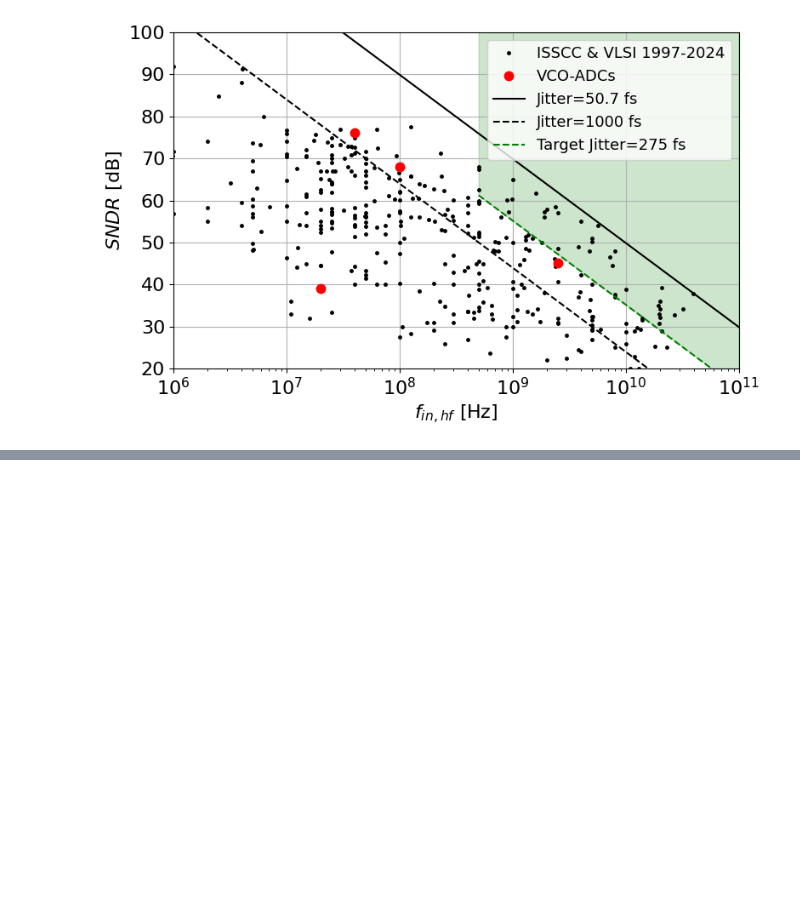
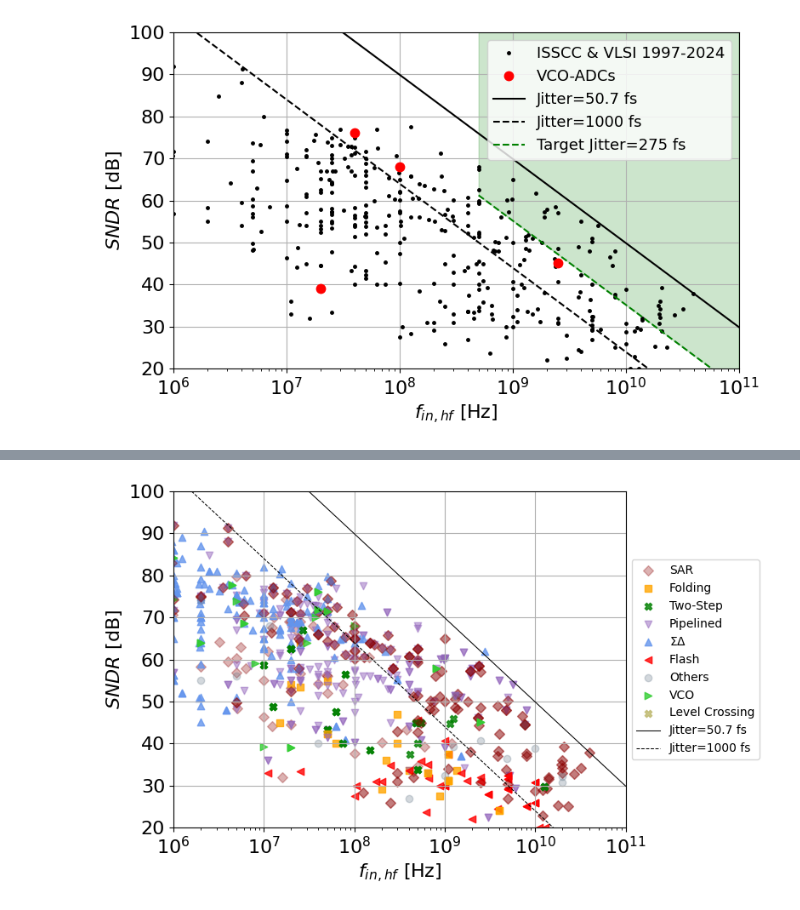
Before and after one commit to rodrigowue/VCOADC-survey, a Jupyter notebook: plots/aperture_plot.ipynb, the cells around one changed output, grey strips where cells are left out. Drawn from its saved outputs; the diff is of its cells as text; code cells hidden in the pictures; blank space fills up the shorter version.

```diff
--- a/plots/aperture_plot.ipynb
+++ b/plots/aperture_plot.ipynb
@@ -162,0 +157,48 @@ if IN_COLAB:
+# %%
+fig, ax = plt.subplots(figsize=size)
+
+for arch in df['ARCHITECTURE'].unique():
+  df_temp = df.query(f"ARCHITECTURE.str.contains('{arch}', case=False)")
+  # print(arch)
+  if "SAR" in arch:
+      ax.scatter(df_temp['fin_hf [Hz]'], df_temp['SNDR_hf [dB]'], label="SAR", marker='D', color="darkred", alpha=0.3)
+  elif "Folding" in arch:
+      ax.scatter(df_temp['fin_hf [Hz]'], df_temp['SNDR_hf [dB]'], label="Folding", marker='s', color="orange", alpha=0.8)
+  elif "VCO" in arch:
+      ax.scatter(df_temp['fin_hf [Hz]'], df_temp['SNDR_hf [dB]'], label="VCO", marker='>', color="limegreen", alpha=0.8)
+  elif "SD" in arch:
+      ax.scatter(df_temp['fin_hf [Hz]'], df_temp['SNDR_hf [dB]'], label='$\Sigma \Delta$', marker='^', color="cornflowerblue", alpha=0.8)
+  elif "Flash" in arch:
+      ax.scatter(df_temp['fin_hf [Hz]'], df_temp['SNDR_hf [dB]'], label="Flash", marker='<', color="red", alpha=0.8)
+  elif "Level Crossing" in arch:
+      ax.scatter(df_temp['fin_hf [Hz]'], df_temp['SNDR_hf [dB]'], label=arch, marker='X', color="darkkhaki", alpha=0.8)
+  elif ("Two-Step" in arch) or ("Two-step" in arch) or ("Subranging" in arch):
+      ax.scatter(df_temp['fin_hf [Hz]'], df_temp['SNDR_hf [dB]'], label="Two-Step", marker='X', color="green", alpha=0.8)
+  elif "Pipe" in arch:
+      ax.scatter(df_temp['fin_hf [Hz]'], df_temp['SNDR_hf [dB]'], label="Pipelined", marker='v', color="tab:purple", alpha=0.5)
+  elif ("Event Driven" in arch) or ("TI" in arch):
+    continue
+  else:
+      ax.scatter(df_temp['fin_hf [Hz]'], df_temp['SNDR_hf [dB]'], label="Others", alpha=0.3, color="slategray")
+
+## -------------------------
+ax.plot(env_x, env_y1, 'k'  , label='Jitter=%.1f fs' %(jitter_min/1e-15), linewidth=0.75)
+ax.plot(env_x, env_y2, 'k--', label='Jitter=%.0f fs' %(jitter_max/1e-15), linewidth=0.75)
+## -------------------------
+handles, labels = plt.gca().get_legend_handles_labels()
+by_label = dict(zip(labels, handles))
+
+# ax.legend(frameon=1, fontsize=font-3)
+ax.legend(by_label.values(), by_label.keys(),loc='center left', bbox_to_anchor=(1, 0.5))
+ax.set_xscale('log')
+ax.set_xlim((1e6, 1e11))
+ax.set_ylim((20, 100))
+plt.xticks(fontsize=font)
+plt.yticks(fontsize=font)
+plt.xlabel('$f_{in,hf}$ [Hz]', fontsize=font)
+plt.ylabel('$SNDR$ [dB]', fontsize=font)
+plt.grid(True)
+fig.tight_layout()
+plt.show()
+# %% [output]
+[figure, added]
```
Also changed, not shown: parts of 6 cells of this notebook.
